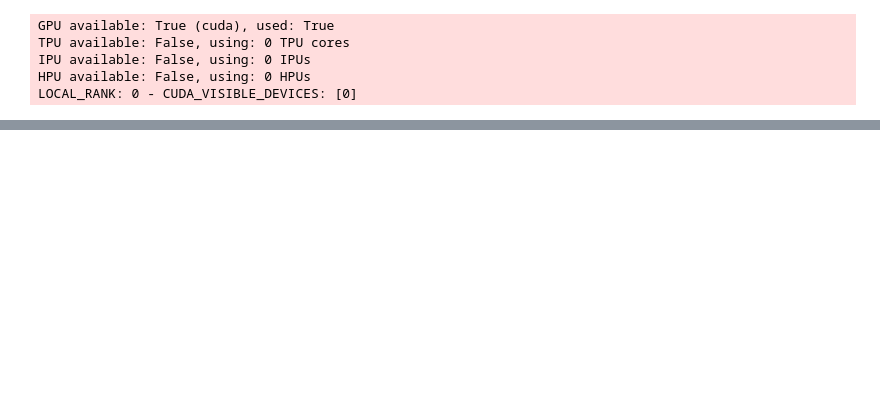
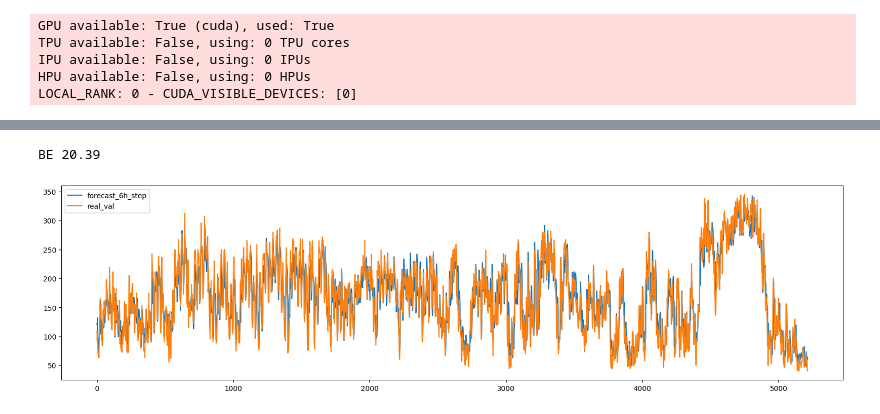
Before and after one commit to AIRI-Institute/eco4cast, a Jupyter notebook: test_co2_model.ipynb, the cells around one changed output, grey strips where cells are left out. Saved outputs shown, nothing was run; the diff lists cells and outputs as text; code cells hidden in the pictures; blank space fills up the shorter version.

```diff
--- a/test_co2_model.ipynb
+++ b/test_co2_model.ipynb
@@ -143,19 +146,23 @@ Total MAE = 35.010159721806964
 # %%
-def print_res(predict_period):
+# Dataset idx from 0 to 12
+def print_res(predict_period = 24, plot = True, dataset_idx = 0):
     preds = []
     real = []
-
-    plt.figure(figsize=(20, 5))
+    codes = ["BR-CS", "CA-ON", "CH", "DE", "PL", "BE", "IT-NO", "CA-QC", "ES", "GB", "FI", "FR", "NL"]
 
 
-    for i in range(0, len(val), predict_period):
-        preds.extend(concat_preds[i, :predict_period])
-        real.extend(val[i, :predict_period])
+    start_idx = dataset_idx * len(dm.val_dataset.datasets[0])
+    end_idx = start_idx + len(dm.val_dataset.datasets[0])
+    for i in range(start_idx, end_idx, predict_period):
+        preds.extend(val_preds[i, :predict_period])
+        real.extend(targets[i, :predict_period])
         # plt.axvline(i, color='r', ds='steps-pre')
 
-    plt.plot(preds, label = f'forecast_{predict_period}h_step')
-    plt.plot(real, label='real_val')
-    plt.legend()
-    print(preds[0])
+    if plot:
+        plt.figure(figsize=(20, 5))
+        plt.plot(preds, label = f'forecast_{predict_period}h_step')
+        plt.plot(real, label='real_val')
+        plt.legend()
+    # print(preds[0])
 
-    print(mean_absolute_error(preds, real).round(2))
+    print(codes[dataset_idx], mean_absolute_error(preds, real).round(2))
@@ -182,0 +237,5 @@ print_res(1)
+# %%
+print_res(predict_period=6, plot=True, dataset_idx=5)
+# %% [output]
+BE 20.39
+[figure, added]
```
Also changed, not shown: parts of 22 cells of this notebook, 12 other files.
